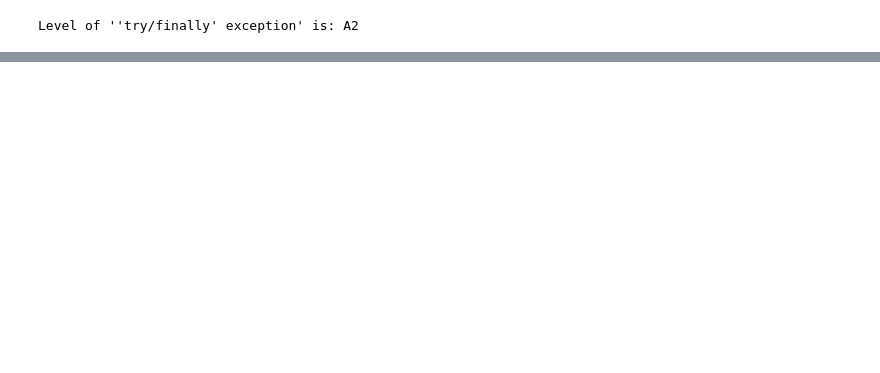
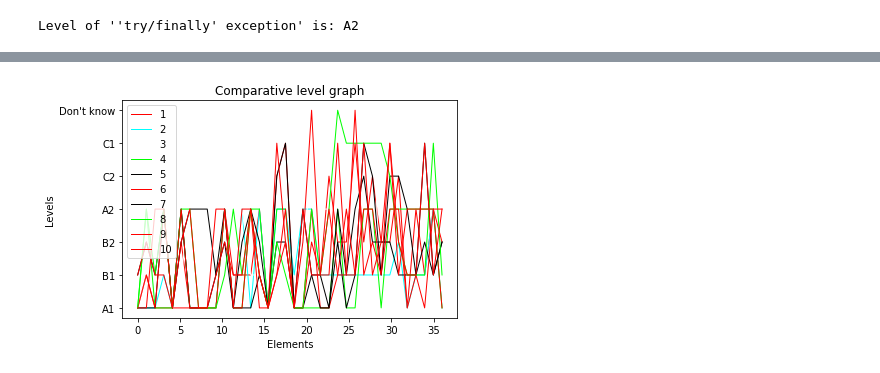
Before and after one commit to anapgh/pycefr, a Jupyter notebook: Analysis_form_results/short_analysis.ipynb, the cells around one changed output, grey strips where cells are left out. Cells and saved outputs as stored; diff of their text form; code cells hidden in the pictures; blank space fills up the shorter version.

```diff
--- a/Analysis_form_results/short_analysis.ipynb
+++ b/Analysis_form_results/short_analysis.ipynb
@@ -521,6 +732,12 @@ Level of ''raise' exception' is: B1
 """ 'assert' exception. """
 assert_excep = reader.iloc[:, 49].to_list()
 #print(assert_excep)
+
+# Append array
+matrix_aux.append(assert_excep)
+
+# Append array
+set_arrays.append(assert_excep)
 
 # Calculating the most common
 level_assert_excep = Counter(assert_excep).most_common()[0][0]
@@ -534,6 +751,12 @@ Level of ''assert' exception' is: Don't know
 """ 'try/finally' exception. """
 try_fin_excep = reader.iloc[:, 50].to_list()
 #print(try_fin_excep)
+
+# Append array
+matrix_aux.append(try_fin_excep)
+
+# Append array
+set_arrays.append(try_fin_excep)
 
 # Calculating the most common
 level_try_fin_excep = Counter(try_fin_excep).most_common()[0][0]
@@ -545,8 +768,14 @@ levels.append(["'try/finally' exception", level_try_fin_excep])
 Level of ''try/finally' exception' is: A2
 # %%
 """ With. """
-with_stat = reader.iloc[:, 50].to_list()
+with_stat = reader.iloc[:, 51].to_list()
 #print(with_stat)
+
+# Append array
+matrix_aux.append(with_stat)
+
+# Append array
+set_arrays.append(with_stat)
 
 # Calculating the most common
 level_with_stat = Counter(with_stat).most_common()[0][0]
@@ -566,0 +903,30 @@ levels_data.to_csv("Short_Evaluation/summary_levels_short.csv")
+# %%
+""" Draw graph. """
+
+import pylab as pl
+import random
+
+# Draw graph
+X = np.linspace(0, length, length, endpoint=True)
+user = 1
+for i in arr:
+    r = random.randint(0,1)
+    g = random.randint(0,1)
+    b = random.randint(0,1)
+    pl.plot(X, i, color=[r,g,b], linewidth=1.0, linestyle="-", label= user)
+    user += 1
+
+
+# Show legend
+pl.legend(loc=0)
+
+pl.title("Comparative level graph")  # Sets the title of the graph
+pl.xlabel("Elements")  # Sets the title of the x-axis
+pl.ylabel("Levels")   # Sets the title of the y-axis
+
+pl.savefig("form-short-6.jpg")
+
+# Show result on screen
+pl.show()
+# %% [output]
+[figure, added]
```
Also changed, not shown: parts of 65 cells of this notebook.
